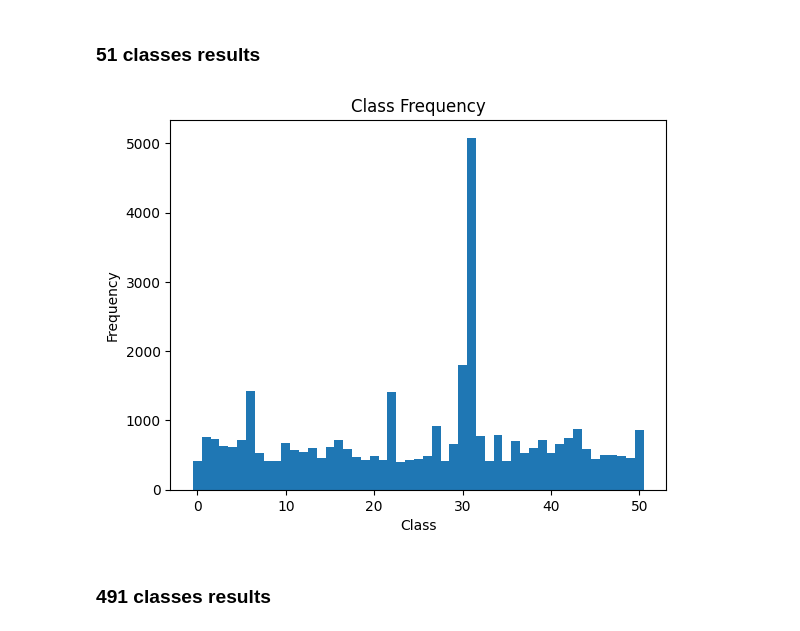
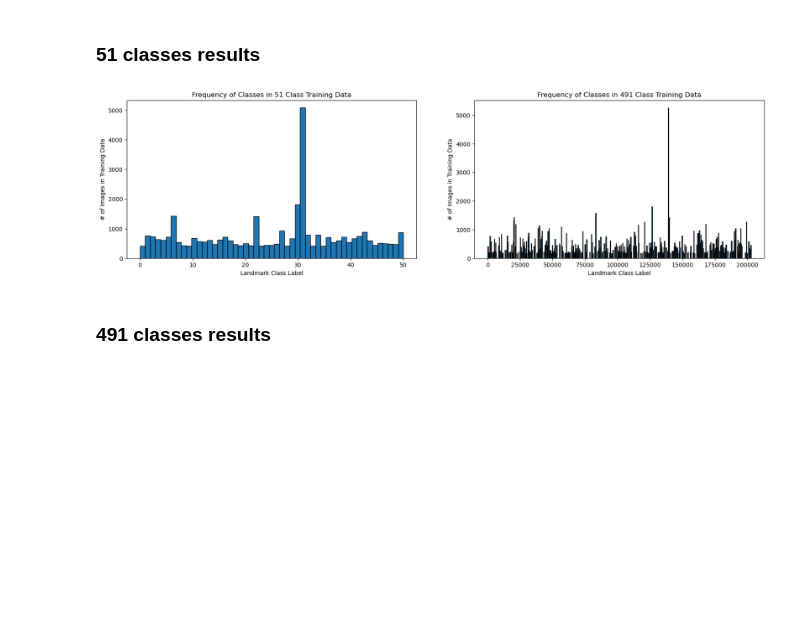
Before and after one commit to vibhatna/W281-Project, a Jupyter notebook: ClassBalances.ipynb, the cells around one changed output. Cells and saved outputs as stored; diff of their text form; code cells hidden in the pictures; blank space fills up the shorter version.

Commit message:
for class balance graph

```diff
--- a/ClassBalances.ipynb
+++ b/ClassBalances.ipynb
@@ -42,9 +39,21 @@ showBalance1(df3)
 # %% [markdown]
 ### 51 classes results
-# %%
-showBalance(df2)
-# %% [output]
-[figure, removed]
+# %%
+fig, ax = plt.subplots(1, 2, figsize = (20, 5))
+
+ax[0].hist(df2['label'],bins = 51, histtype='bar', ec='black')
+ax[0].set_xlabel('Landmark Class Label')
+ax[0].set_ylabel('# of Images in Training Data')
+ax[0].set_title("Frequency of Classes in 51 Class Training Data")
+
+ax[1].hist(df1['landmark_id'],bins = 491, histtype='bar', ec='black')
+ax[1].set_xlabel('Landmark Class Label')
+ax[1].set_ylabel('# of Images in Training Data')
+ax[1].set_title("Frequency of Classes in 491 Class Training Data")
+
+plt.show()
+# %% [output]
+[figure, added]
 # %% [markdown]
 ### 491 classes results
 # %%
```
Also changed, not shown: parts of 3 cells of this notebook.
